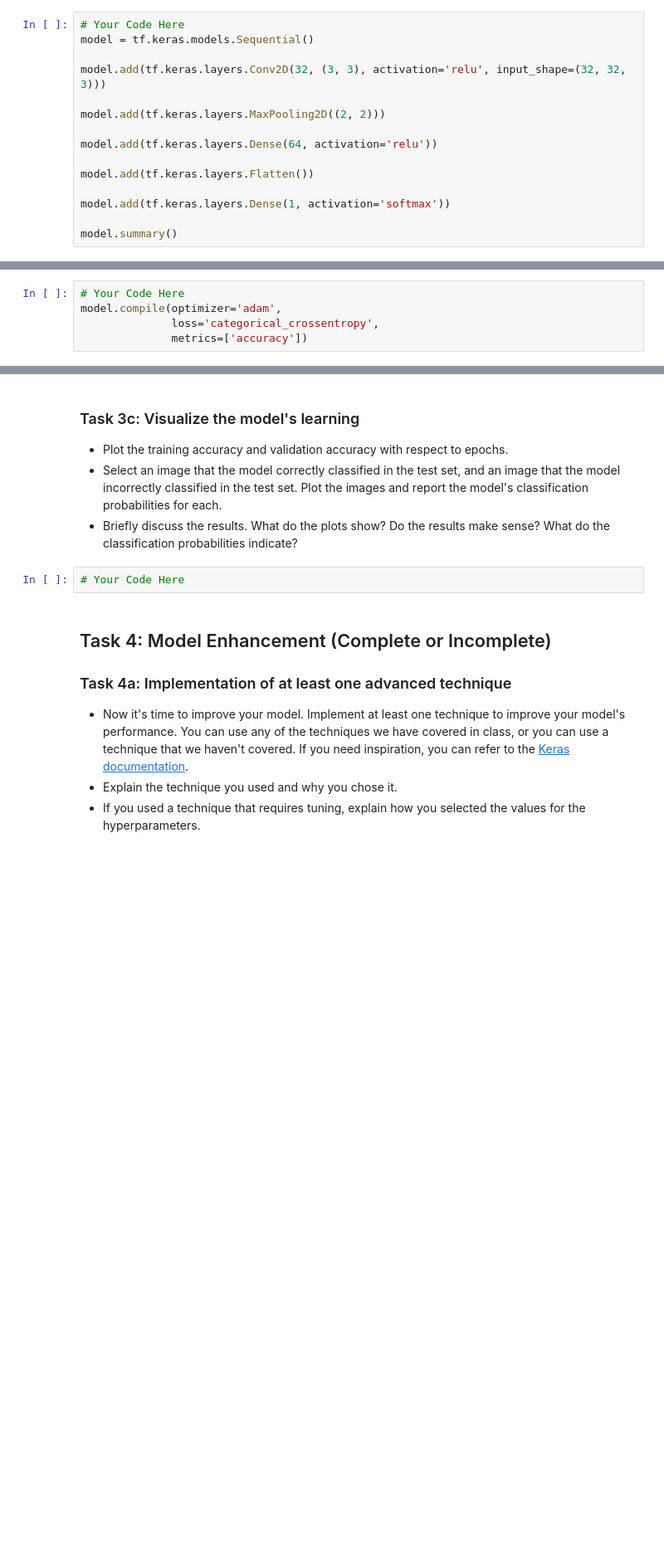
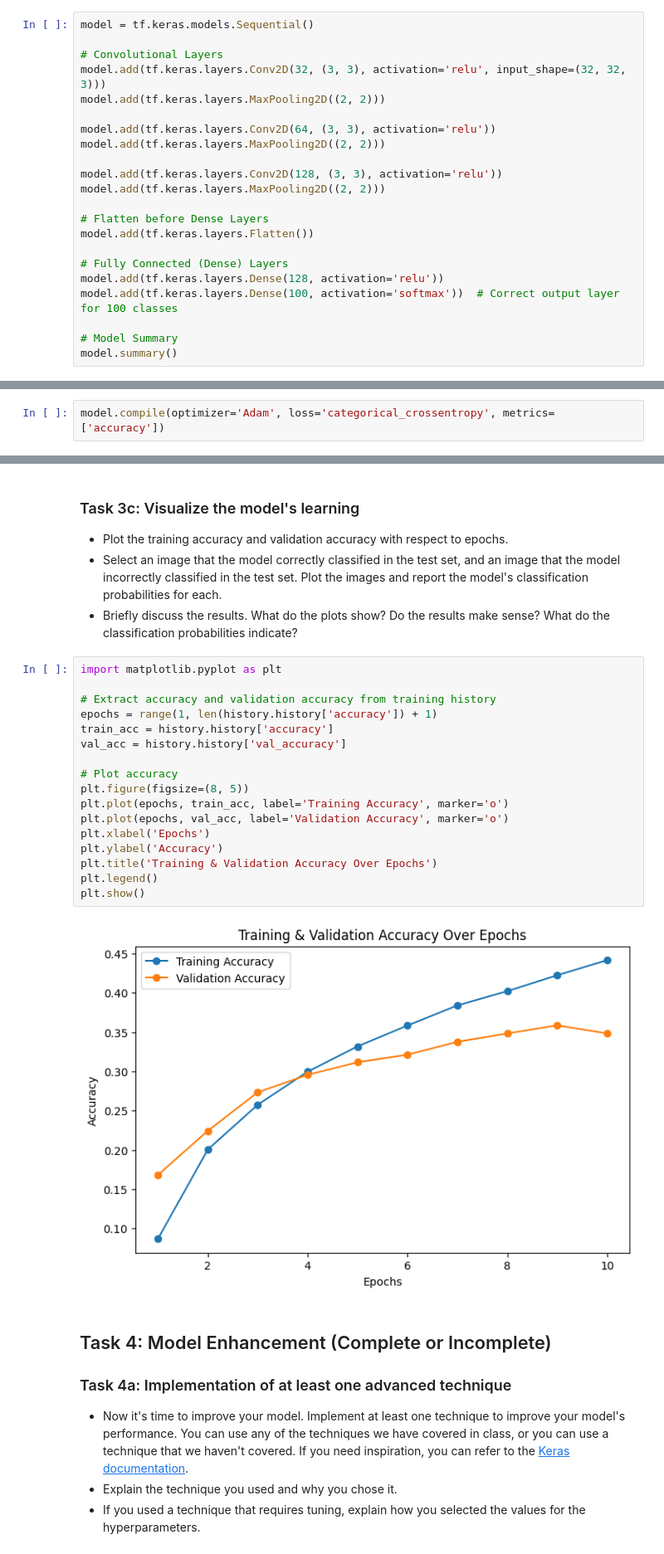
Before and after one commit to baxik88/deep_learning, a Jupyter notebook: 02_activities/assignments/assignment_1.ipynb, the cells around one changed output, grey strips where cells are left out. Shown at 83% size. Cells and saved outputs as stored; diff of their text form; blank space fills up the shorter version.

```diff
--- a/02_activities/assignments/assignment_1.ipynb
+++ b/02_activities/assignments/assignment_1.ipynb
@@ -61,18 +86,25 @@ x_train.size
 - Design a CNN architecture. Your architecture should use convolutional layers, max pooling layers, and dense layers. You can use any number of layers, and you can experiment with different numbers of filters, filter sizes, strides, padding, etc. The design doesn't need to be perfect, but it should be unique to you.
 - Print out the model summary.
 # %%
-# Your Code Here
 model = tf.keras.models.Sequential()
 
+# Convolutional Layers
 model.add(tf.keras.layers.Conv2D(32, (3, 3), activation='relu', input_shape=(32, 32, 3)))
-
 model.add(tf.keras.layers.MaxPooling2D((2, 2)))
 
-model.add(tf.keras.layers.Dense(64, activation='relu'))
+model.add(tf.keras.layers.Conv2D(64, (3, 3), activation='relu'))
+model.add(tf.keras.layers.MaxPooling2D((2, 2)))
 
+model.add(tf.keras.layers.Conv2D(128, (3, 3), activation='relu'))
+model.add(tf.keras.layers.MaxPooling2D((2, 2)))
+
+# Flatten before Dense Layers
 model.add(tf.keras.layers.Flatten())
 
-model.add(tf.keras.layers.Dense(1, activation='softmax'))
+# Fully Connected (Dense) Layers
+model.add(tf.keras.layers.Dense(128, activation='relu'))
+model.add(tf.keras.layers.Dense(100, activation='softmax'))  # Correct output layer for 100 classes
 
+# Model Summary
 model.summary()
 # %% [output]
@@ -103,8 +139,5 @@ Model: "sequential_3"
 # %%
-# Your Code Here
-model.compile(optimizer='adam',
-              loss='categorical_crossentropy',
-              metrics=['accuracy'])
+model.compile(optimizer='Adam', loss='categorical_crossentropy', metrics=['accuracy'])
 # %% [markdown]
 ## Task 3: Model Training and Evaluation (Complete or Incomplete)
 ### Task 3a: Train the Model
@@ -141,7 +202,24 @@ ValueError: Arguments `target` and `output` must have the same shape. Received:
 - Select an image that the model correctly classified in the test set, and an image that the model incorrectly classified in the test set. Plot the images and report the model's classification probabilities for each.
 - Briefly discuss the results. What do the plots show? Do the results make sense? What do the classification probabilities indicate?
 # %%
-# Your Code Here
+import matplotlib.pyplot as plt
+
+# Extract accuracy and validation accuracy from training history
+epochs = range(1, len(history.history['accuracy']) + 1)
+train_acc = history.history['accuracy']
+val_acc = history.history['val_accuracy']
+
+# Plot accuracy
+plt.figure(figsize=(8, 5))
+plt.plot(epochs, train_acc, label='Training Accuracy', marker='o')
+plt.plot(epochs, val_acc, label='Validation Accuracy', marker='o')
+plt.xlabel('Epochs')
+plt.ylabel('Accuracy')
+plt.title('Training & Validation Accuracy Over Epochs')
+plt.legend()
+plt.show()
+# %% [output]
+[figure, added]
 # %% [markdown]
 ## Task 4: Model Enhancement (Complete or Incomplete)
 ### Task 4a: Implementation of at least one advanced technique
```
Also changed, not shown: parts of 15 cells of this notebook.
